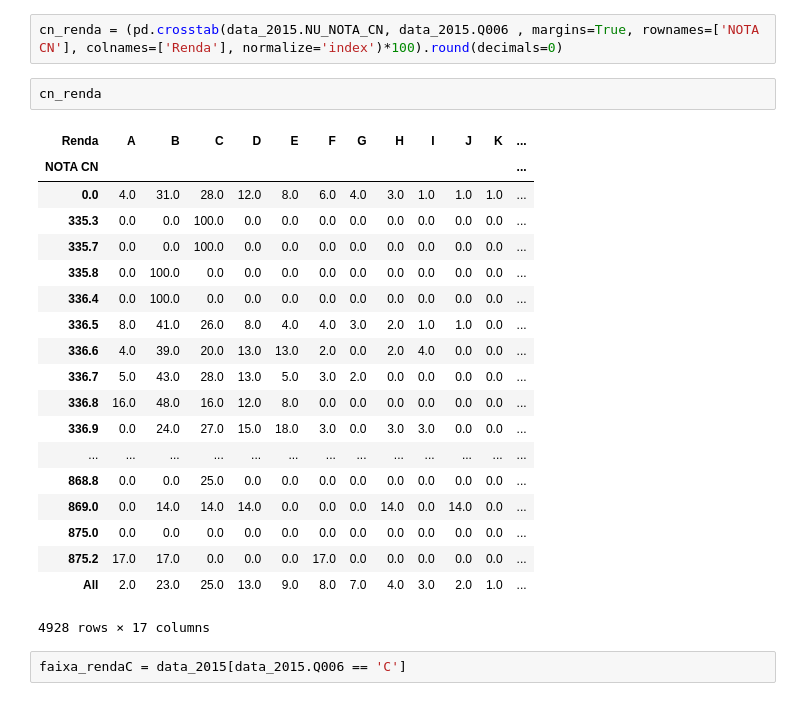
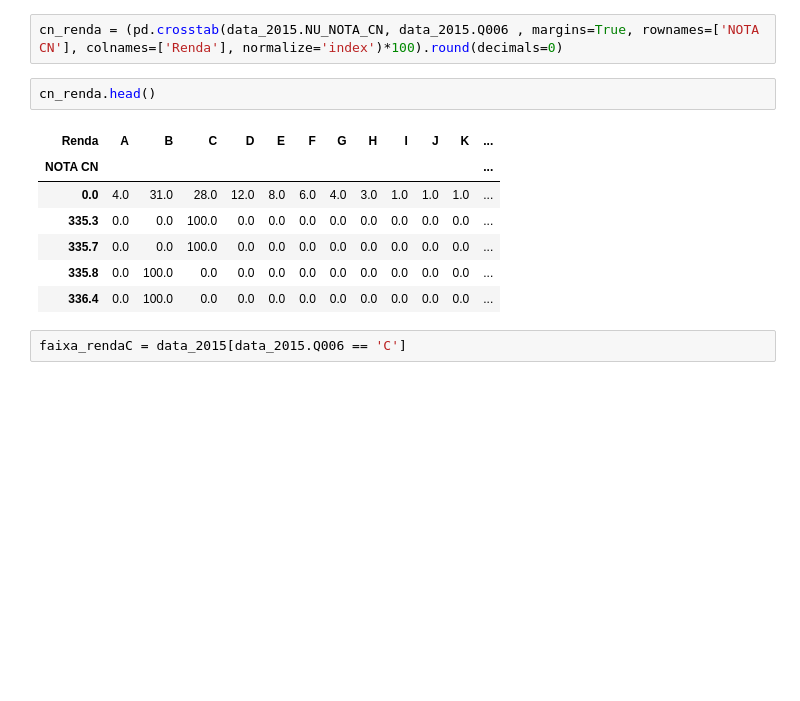
Before and after one commit to pedross3/CDDP_final, a Jupyter notebook: Projeto 03.ipynb, the cells around one changed output. Saved outputs shown, nothing was run; the diff lists cells and outputs as text; blank space fills up the shorter version.

```diff
--- a/Projeto 03.ipynb
+++ b/Projeto 03.ipynb
@@ -409,27 +407,15 @@ plt.show()
 # %%
 cn_renda = (pd.crosstab(data_2015.NU_NOTA_CN, data_2015.Q006 , margins=True, rownames=['NOTA CN'], colnames=['Renda'], normalize='index')*100).round(decimals=0)
 # %%
-cn_renda
+cn_renda.head()
 # %% [output]
 | Renda | A | B | C | D | E | F | G | H | I | J | K | ... |
 | NOTA CN |  |  |  |  |  |  |  |  |  |  |  | ... |
 | 0.0 | 4.0 | 31.0 | 28.0 | 12.0 | 8.0 | 6.0 | 4.0 | 3.0 | 1.0 | 1.0 | 1.0 | ... |
 | 335.3 | 0.0 | 0.0 | 100.0 | 0.0 | 0.0 | 0.0 | 0.0 | 0.0 | 0.0 | 0.0 | 0.0 | ... |
 | 335.7 | 0.0 | 0.0 | 100.0 | 0.0 | 0.0 | 0.0 | 0.0 | 0.0 | 0.0 | 0.0 | 0.0 | ... |
 | 335.8 | 0.0 | 100.0 | 0.0 | 0.0 | 0.0 | 0.0 | 0.0 | 0.0 | 0.0 | 0.0 | 0.0 | ... |
 | 336.4 | 0.0 | 100.0 | 0.0 | 0.0 | 0.0 | 0.0 | 0.0 | 0.0 | 0.0 | 0.0 | 0.0 | ... |
-| 336.5 | 8.0 | 41.0 | 26.0 | 8.0 | 4.0 | 4.0 | 3.0 | 2.0 | 1.0 | 1.0 | 0.0 | ... |
-| 336.6 | 4.0 | 39.0 | 20.0 | 13.0 | 13.0 | 2.0 | 0.0 | 2.0 | 4.0 | 0.0 | 0.0 | ... |
-| 336.7 | 5.0 | 43.0 | 28.0 | 13.0 | 5.0 | 3.0 | 2.0 | 0.0 | 0.0 | 0.0 | 0.0 | ... |
-| 336.8 | 16.0 | 48.0 | 16.0 | 12.0 | 8.0 | 0.0 | 0.0 | 0.0 | 0.0 | 0.0 | 0.0 | ... |
-| 336.9 | 0.0 | 24.0 | 27.0 | 15.0 | 18.0 | 3.0 | 0.0 | 3.0 | 3.0 | 0.0 | 0.0 | ... |
-| ... | ... | ... | ... | ... | ... | ... | ... | ... | ... | ... | ... | ... |
-| 868.8 | 0.0 | 0.0 | 25.0 | 0.0 | 0.0 | 0.0 | 0.0 | 0.0 | 0.0 | 0.0 | 0.0 | ... |
-| 869.0 | 0.0 | 14.0 | 14.0 | 14.0 | 0.0 | 0.0 | 0.0 | 14.0 | 0.0 | 14.0 | 0.0 | ... |
-| 875.0 | 0.0 | 0.0 | 0.0 | 0.0 | 0.0 | 0.0 | 0.0 | 0.0 | 0.0 | 0.0 | 0.0 | ... |
-| 875.2 | 17.0 | 17.0 | 0.0 | 0.0 | 0.0 | 17.0 | 0.0 | 0.0 | 0.0 | 0.0 | 0.0 | ... |
-| All | 2.0 | 23.0 | 25.0 | 13.0 | 9.0 | 8.0 | 7.0 | 4.0 | 3.0 | 2.0 | 1.0 | ... |
-4928 rows × 17 columns
 # %%
 faixa_rendaC = data_2015[data_2015.Q006 == 'C']
 # %%
```
Also changed, not shown: parts of 11 cells of this notebook.
